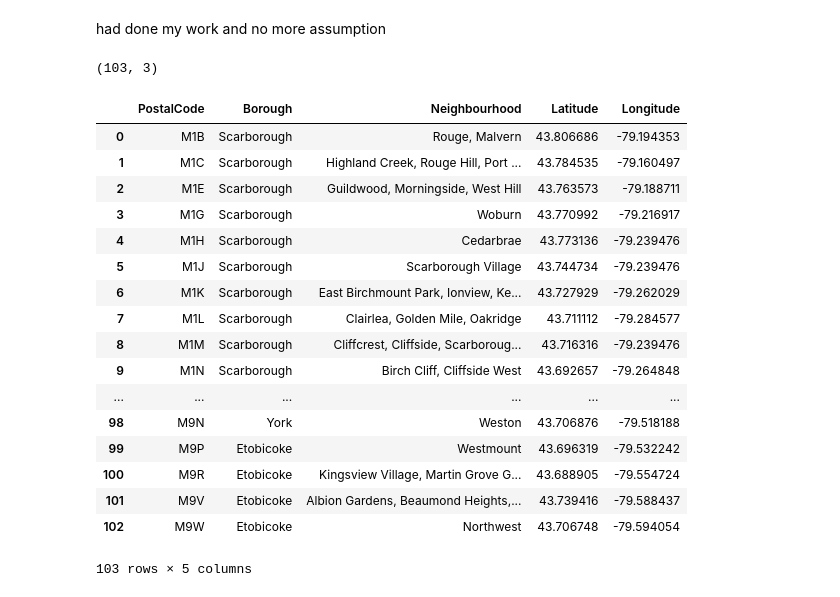
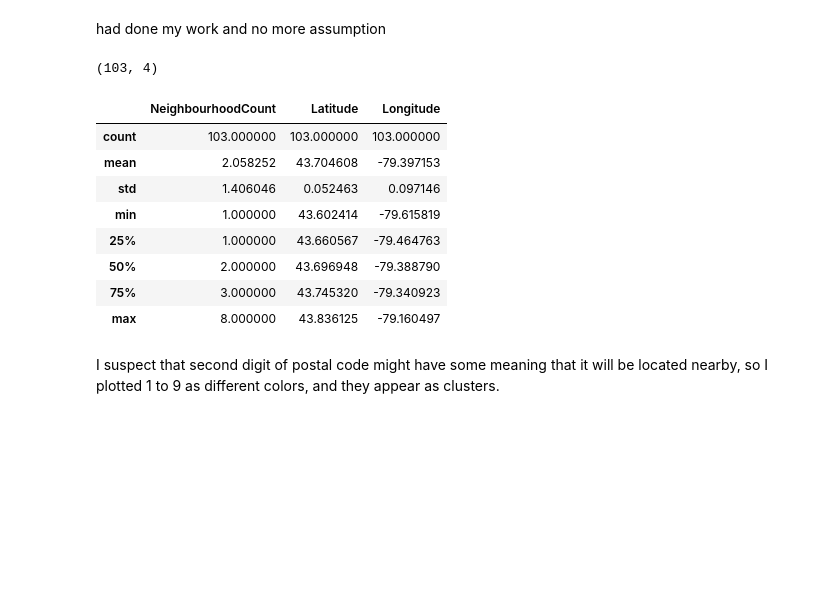
Before and after one commit to Woracheth/Coursera_Capstone, a Jupyter notebook: Toronto.ipynb, the cells around one changed output. Saved outputs shown, nothing was run; the diff lists cells and outputs as text; code cells hidden in the pictures; blank space fills up the shorter version.

Commit message:
Peer-graded Assignment: Segmenting and Clustering Neighborhoods in Toronto 3

```diff
--- a/Toronto.ipynb
+++ b/Toronto.ipynb
@@ -20,35 +20,29 @@ data.columns = ['PostalCode','Borough','Neighbourhood']
 data=data[data['Borough']!='Not assigned']
 Neighbourhood_Not_assigned = data['Neighbourhood']=='Not assigned'
 data.loc[Neighbourhood_Not_assigned,'Neighbourhood'] = data[Neighbourhood_Not_assigned]['Borough']
-data=data.groupby(['PostalCode','Borough']).aggregate(', '.join).reset_index()
+data=data.groupby(['PostalCode','Borough']).aggregate({'Neighbourhood':[', '.join,'count']}).reset_index()
+data.columns = ['PostalCode','Borough','NeighbourhoodNames','NeighbourhoodCount']
 # %% [markdown]
 had done my work and no more assumption
 # %%
 data.shape
 # %% [output]
-(103, 3)
+(103, 4)
 # %%
 geospatial = pd.read_csv('http://cocl.us/Geospatial_data')
 geospatial.columns = ['PostalCode','Latitude','Longitude']
 # %%
 data = pd.merge(data,geospatial,how='left',on='PostalCode')
-data
-# %% [output]
-|  | PostalCode | Borough | Neighbourhood | Latitude | Longitude |
-| 0 | M1B | Scarborough | Rouge, Malvern | 43.806686 | -79.194353 |
-| 1 | M1C | Scarborough | Highland Creek, Rouge Hill, Port ... | 43.784535 | -79.160497 |
-| 2 | M1E | Scarborough | Guildwood, Morningside, West Hill | 43.763573 | -79.188711 |
-| 3 | M1G | Scarborough | Woburn | 43.770992 | -79.216917 |
-| 4 | M1H | Scarborough | Cedarbrae | 43.773136 | -79.239476 |
-| 5 | M1J | Scarborough | Scarborough Village | 43.744734 | -79.239476 |
-| 6 | M1K | Scarborough | East Birchmount Park, Ionview, Ke... | 43.727929 | -79.262029 |
-| 7 | M1L | Scarborough | Clairlea, Golden Mile, Oakridge | 43.711112 | -79.284577 |
-| 8 | M1M | Scarborough | Cliffcrest, Cliffside, Scarboroug... | 43.716316 | -79.239476 |
-| 9 | M1N | Scarborough | Birch Cliff, Cliffside West | 43.692657 | -79.264848 |
-| ... | ... | ... | ... | ... | ... |
-| 98 | M9N | York | Weston | 43.706876 | -79.518188 |
-| 99 | M9P | Etobicoke | Westmount | 43.696319 | -79.532242 |
-| 100 | M9R | Etobicoke | Kingsview Village, Martin Grove G... | 43.688905 | -79.554724 |
-| 101 | M9V | Etobicoke | Albion Gardens, Beaumond Heights,... | 43.739416 | -79.588437 |
-| 102 | M9W | Etobicoke | Northwest | 43.706748 | -79.594054 |
-103 rows × 5 columns
+# %%
+data.head()
+data.describe()
+# %% [output]
+|  | NeighbourhoodCount | Latitude | Longitude |
+| count | 103.000000 | 103.000000 | 103.000000 |
+| mean | 2.058252 | 43.704608 | -79.397153 |
+| std | 1.406046 | 0.052463 | 0.097146 |
+| min | 1.000000 | 43.602414 | -79.615819 |
+| 25% | 1.000000 | 43.660567 | -79.464763 |
+| 50% | 2.000000 | 43.696948 | -79.388790 |
+| 75% | 3.000000 | 43.745320 | -79.340923 |
+| max | 8.000000 | 43.836125 | -79.160497 |
@@ -54,0 +56,2 @@ data
+# %% [markdown]
+I suspect that second digit of postal code might have some meaning that it will be located nearby, so I plotted 1 to 9 as different colors, and they appear as clusters.
```
Also changed, not shown: parts of 3 cells of this notebook.
